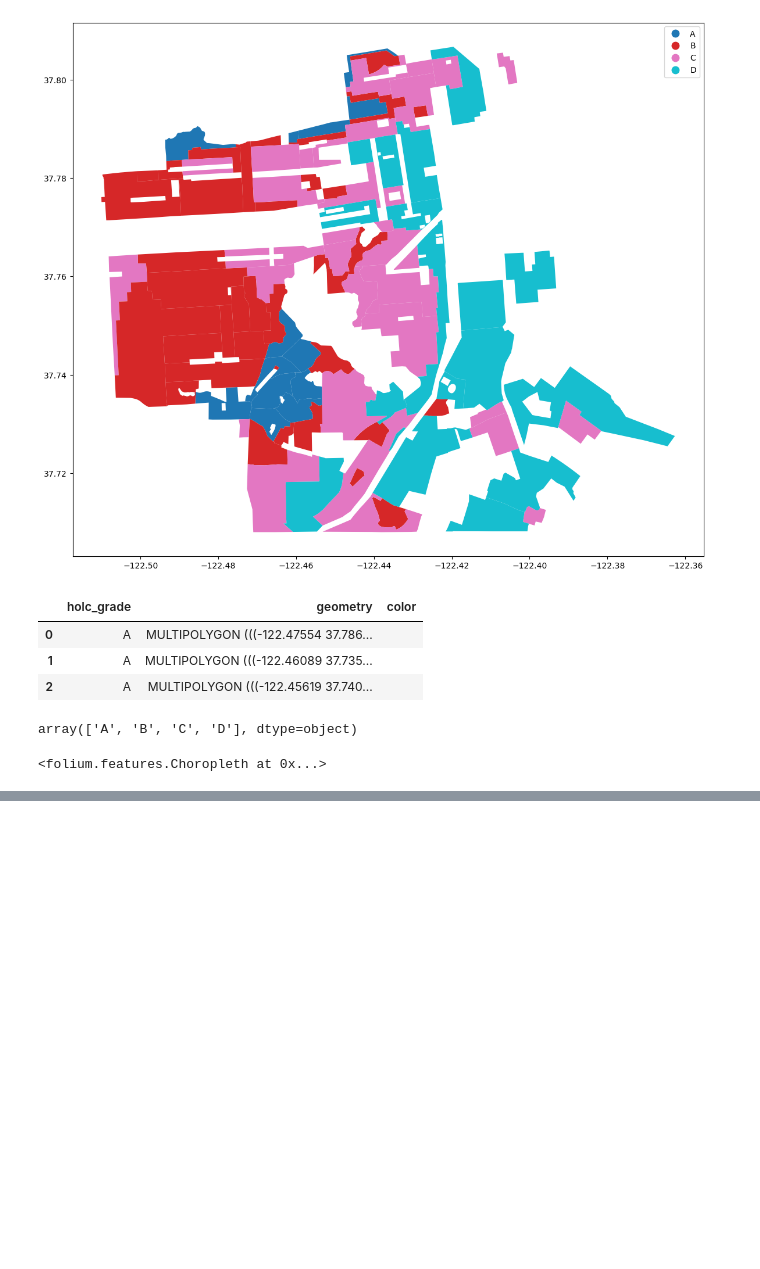
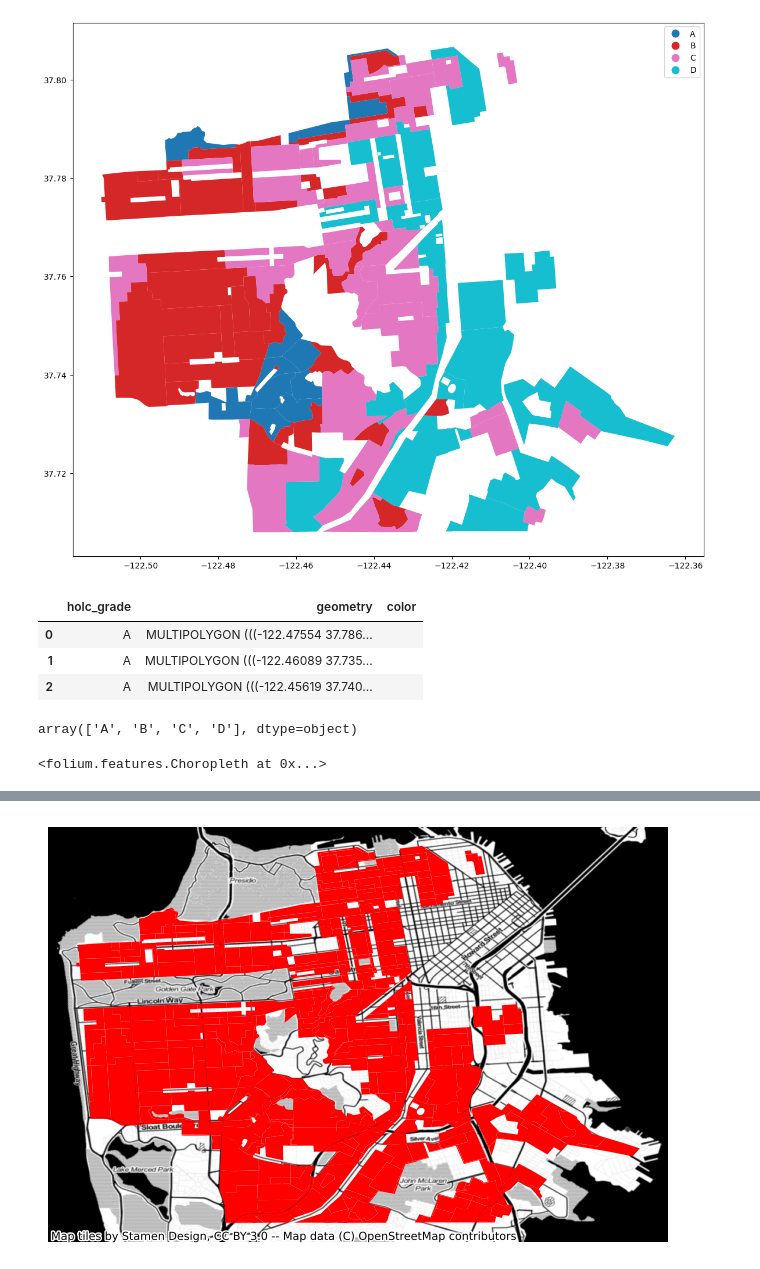
Before and after one commit to tommychandler5/221project, a Jupyter notebook: Group Assignments/W4 Assignment/Historic Redlining Maps.ipynb, the cells around one changed output, grey strips where cells are left out. Drawn from its saved outputs; the diff is of its cells as text; code cells hidden in the pictures; blank space fills up the shorter version.

```diff
--- a/Group Assignments/W4 Assignment/Historic Redlining Maps.ipynb
+++ b/Group Assignments/W4 Assignment/Historic Redlining Maps.ipynb
@@ -136,0 +203,18 @@ folium.Choropleth(
+# %%
+for MAX_city in cities:
+
+    # map it
+    fig, ax = plt.subplots(figsize=(8,8))
+
+    # map options: notice the query to filter by individual city
+    ct[ct.MAX_city == MAX_city].plot(ax=ax,
+                          markersize=50,
+                          color='red')
+
+    # no axes
+    ax.axis('off')
+
+    #basemap
+    ctx.add_basemap(ax, source=ctx.providers.Stamen.Toner, crs=4326)
+# %% [output]
+[figure, added]
```
Also changed, not shown: parts of 7 cells of this notebook.
